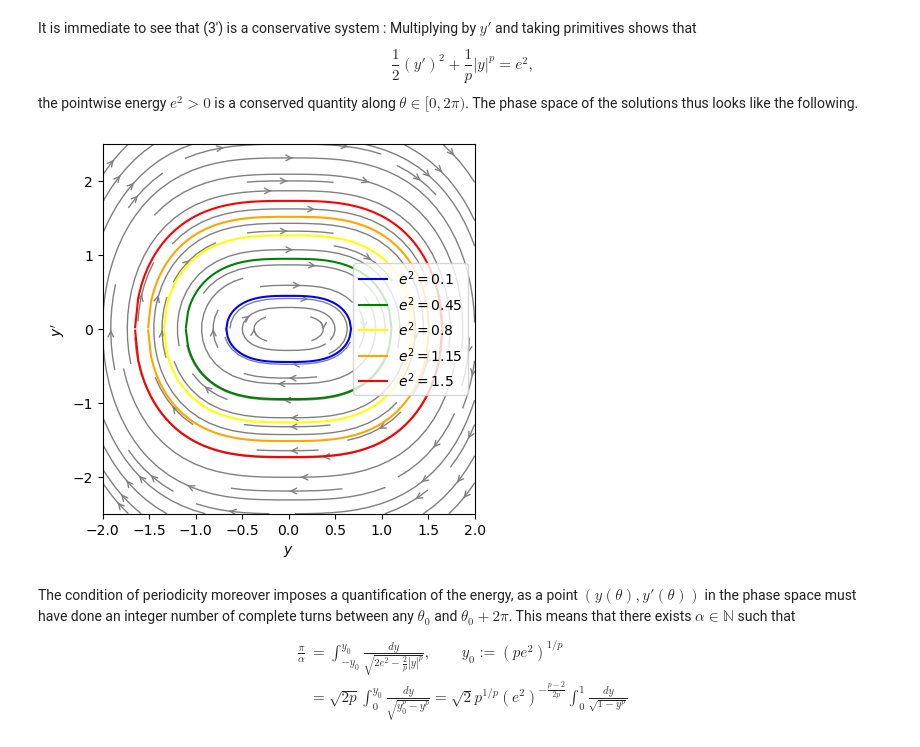
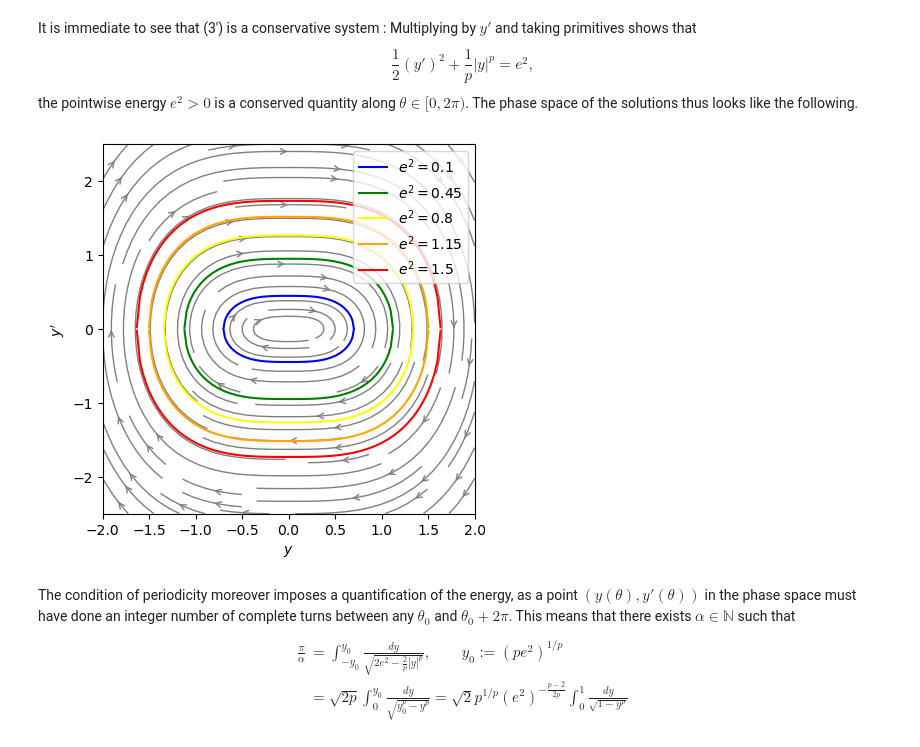
Before and after one commit to pascaltribel/polyharmonic_critic_equation, a Jupyter notebook: Equation_cercle.ipynb, the cells around one changed output. Drawn from its saved outputs; the diff is of its cells as text; code cells hidden in the pictures.

```diff
--- a/Equation_cercle.ipynb
+++ b/Equation_cercle.ipynb
@@ -92,26 +92,26 @@ $$
 $$
 the pointwise energy $e^2>0$ is a conserved quantity along $\theta\in [0,2\pi)$. The phase space of the solutions thus looks like the following.
 # %%
-p = 3
+p = 3.2
 
 x, y = np.meshgrid(np.linspace(-2,2,100),np.linspace(-2.5,2.5,100))
 u, v = y, -x*np.abs(x)**(p-2)
 plt.figure(figsize = plt.figaspect(1))
 plt.streamplot(x, y, u, v,color='gray', linewidth=1, arrowstyle='->')
 
 colors = ["blue","green","yellow","orange","red"]
 i = 0
 for e in np.linspace(0.1,1.5, 5):
     ys = np.linspace(-(p*e)**(1/p)+1e-4,(p*e)**(1/p)-1e-4,100)
     plt.plot(ys,np.sqrt(2*(e-1/p * np.abs(ys)**p)), color = colors[i], label = f"$e^2 = {np.round(e,2)}$")
     plt.plot(ys,-np.sqrt(2*(e-1/p * np.abs(ys)**p)),color = colors[i])
     i+=1
 plt.legend()
 plt.xlabel("$y$")
 plt.ylabel("$y'$")
 plt.show()
 # %% [output]
-[figure, old version]
+[figure, new version]
 # %% [markdown]
 The condition of periodicity moreover imposes a quantification of the energy, as a point $(y(\theta),y'(\theta))$ in the phase space must have done an integer number of complete turns between any $\theta_0$ and $\theta_0+2\pi$. This means that there exists $\alpha\in \mathbb{N}$ such that
 \begin{align}
```
Also changed, not shown: parts of 2 cells of this notebook.
